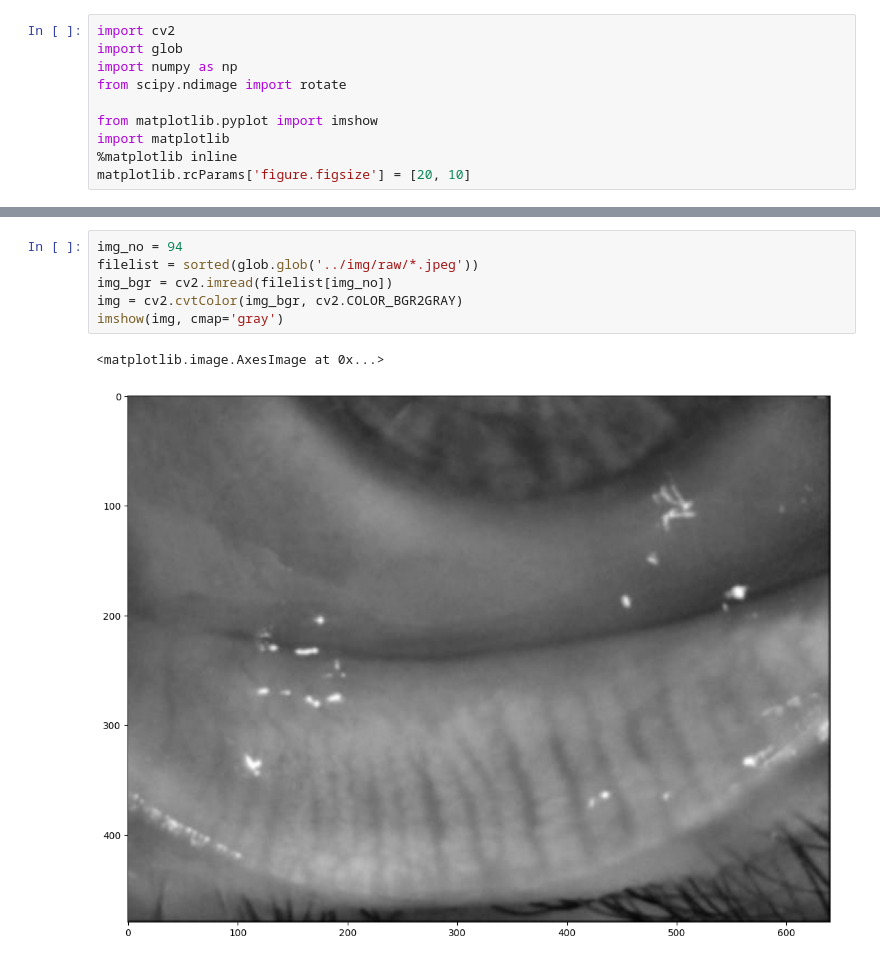
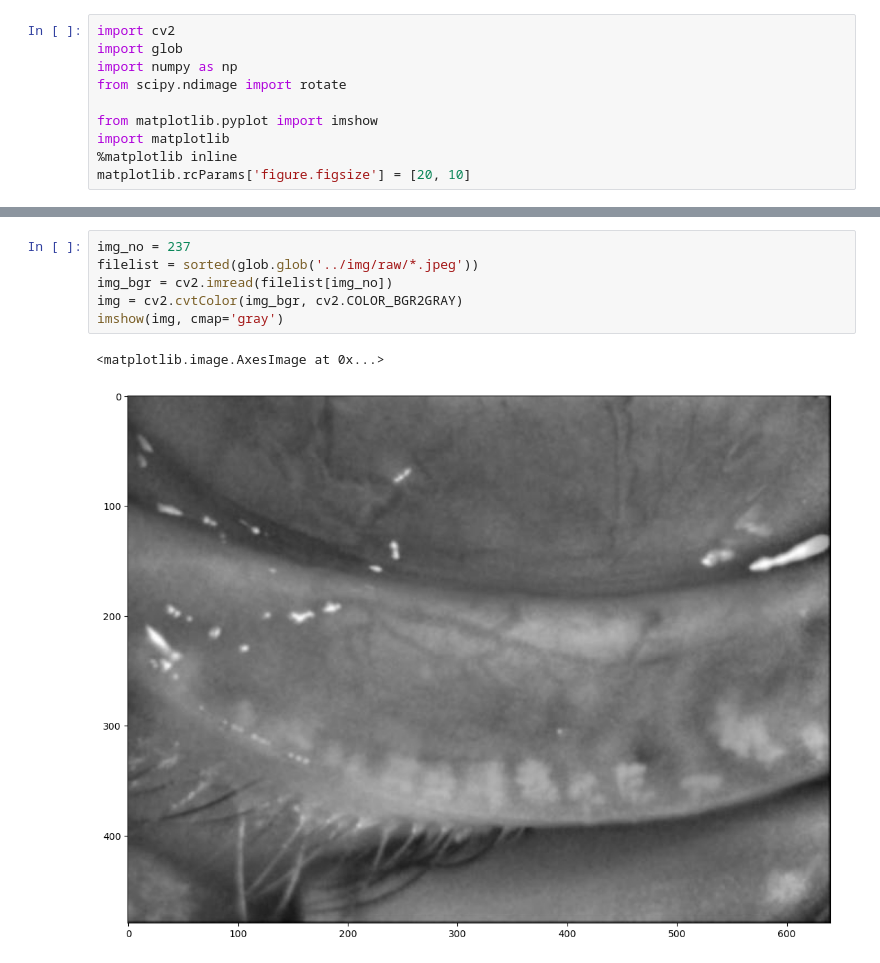
Before and after one commit to oykudiribas/Meibo-segment, a Jupyter notebook: src/main_nb.ipynb, the cells around one changed output, grey strips where cells are left out. Saved outputs shown, nothing was run; the diff lists cells and outputs as text.

```diff
--- a/src/main_nb.ipynb
+++ b/src/main_nb.ipynb
@@ -11,10 +23,10 @@ matplotlib.rcParams['figure.figsize'] = [20, 10]
 # %%
-img_no = 94
+img_no = 237
 filelist = sorted(glob.glob('../img/raw/*.jpeg'))
 img_bgr = cv2.imread(filelist[img_no])
 img = cv2.cvtColor(img_bgr, cv2.COLOR_BGR2GRAY)
 imshow(img, cmap='gray')
 # %% [output]
 <matplotlib.image.AxesImage at 0x...>
-[figure, old version]
+[figure, new version]
 # %%
```
Also changed, not shown: parts of 8 cells of this notebook, 33 other files.
